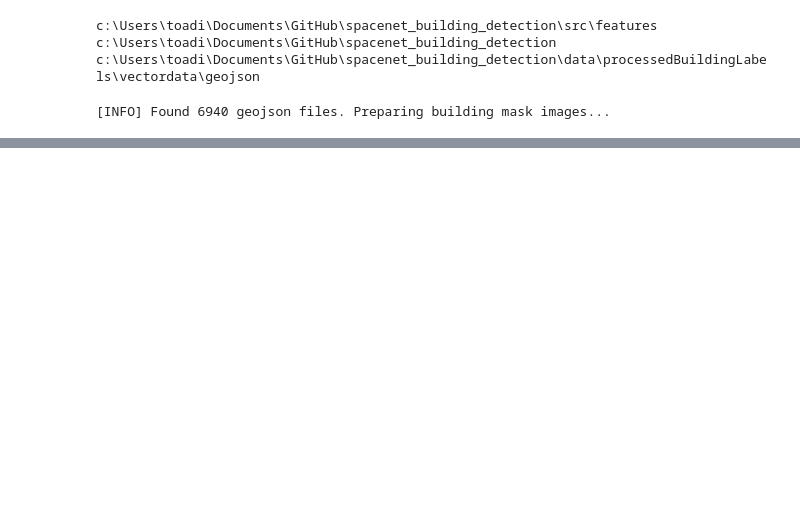
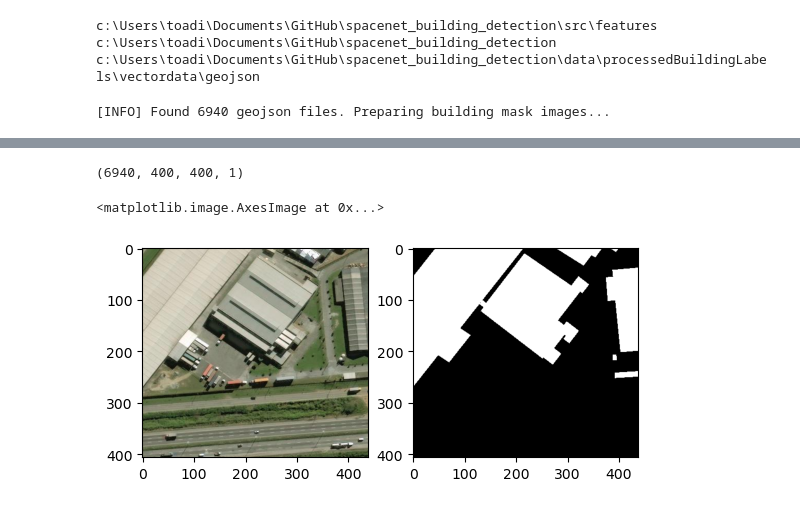
Before and after one commit to adil-py/spacenet_building_detection, a Jupyter notebook: src/features/Master.ipynb, the cells around one changed output, grey strips where cells are left out. Cells and saved outputs as stored; diff of their text form; code cells hidden in the pictures; blank space fills up the shorter version.

```diff
--- a/src/features/Master.ipynb
+++ b/src/features/Master.ipynb
@@ -323,0 +288,38 @@ aAAAAAAA
+# %%
+import tensorflow as tf
+from tensorflow.keras.utils import load_img, img_to_array
+import matplotlib.pyplot as plt
+import random
+
+seed = 333
+
+
+labelPaths = []
+for fname in os.listdir(maskdir):
+    labelPaths.append(fname)
+
+inputPaths = []
+for fname in os.listdir(rasterdir):
+    inputPaths.append(fname)
+
+random.Random(seed).shuffle(inputPaths)
+random.Random(seed).shuffle(labelPaths)
+
+img_size = (400,400)
+num_imgs = len(labelPaths)
+
+def path_to_input_image(path):
+    return img_to_array(load_img(path,target_size=img_size))
+
+def path_to_label(path):
+    img = img_to_array(load_img(path,target_size=img_size,color_mode="grayscale"))
+    #img = img.astype("uint8")
+    return img
+input_imgss = np.zeros((num_imgs,)+img_size+(3,),dtype="float32")
+label_imgss = np.zeros((num_imgs,)+img_size+(1,),dtype="uint8")
+
+for i in range(num_imgs):
+    input_imgss[i] = path_to_input_image(os.path.join(rasterdir,inputPaths[i]))
+    label_imgss[i] = path_to_label(os.path.join(maskdir,labelPaths[i]))
+
+label_imgss[label_imgss==255]=1
@@ -323,0 +401,11 @@ aAAAAAAA
+# %%
+label_imgss.shape
+# %% [output]
+(6940, 400, 400, 1)
+# %%
+fig, ax =plt.subplots(1,2)
+ax[0].imshow(load_img(os.path.join(rasterdir,inputPaths[300])))
+ax[1].imshow(load_img(os.path.join(maskdir,labelPaths[300])))
+# %% [output]
+<matplotlib.image.AxesImage at 0x...>
+[figure, added]
```
Also changed, not shown: parts of 19 cells of this notebook, 5 other files.
